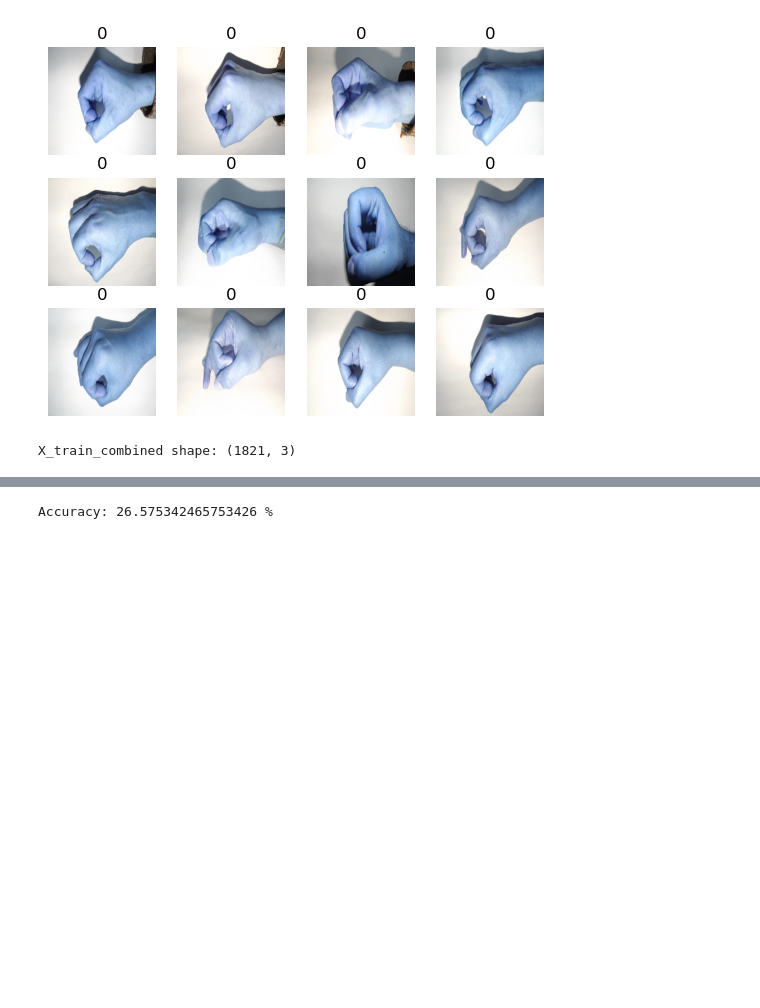
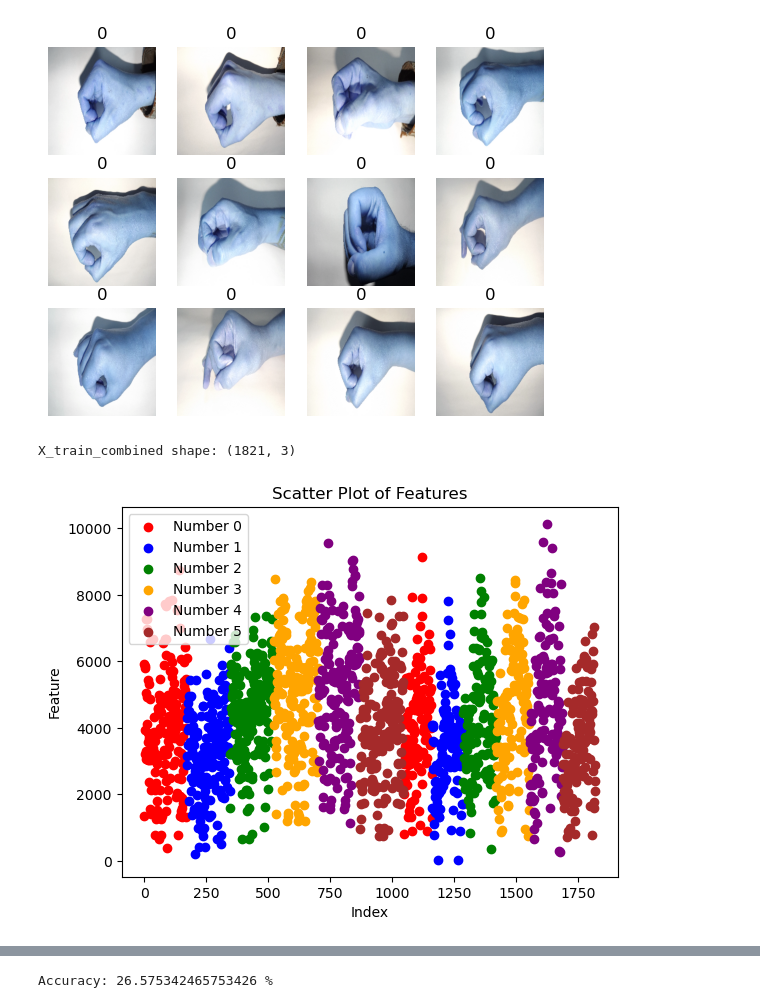
Before and after one commit to Omar-Al-Sharif/Sign-Language-Recognition, a Jupyter notebook: PreProcess.ipynb, the cells around one changed output, grey strips where cells are left out. Drawn from its saved outputs; the diff is of its cells as text; code cells hidden in the pictures; blank space fills up the shorter version.

Commit message:
Experiment with single and multi features

```diff
--- a/PreProcess.ipynb
+++ b/PreProcess.ipynb
@@ -166,6 +166,9 @@ for i in range(training_features.shape[0]):
 
 X_train_hu = np.array(X_train_hu)
 
+single_feature=training_features
+
+
 # Combine the original feature (pixel intensity) with the Hu Moments feature
 training_features = np.concatenate((training_features.reshape(-1, 1), X_train_hu), axis=1)
 
@@ -173,3 +176,28 @@ training_features = np.concatenate((training_features.reshape(-1, 1), X_train_hu
 print('X_train_combined shape:', training_features.shape)
 # %% [output]
 X_train_combined shape: (1821, 3)
+# %%
+# Create an array of indices for each category
+indices_0 = np.where(y_train == 0)[0]
+indices_1 = np.where(y_train == 1)[0]
+indices_2 = np.where(y_train == 2)[0]
+indices_3 = np.where(y_train == 3)[0]
+indices_4 = np.where(y_train == 4)[0]
+indices_5 = np.where(y_train == 5)[0]
+
+# Plot features with different colors for each category
+plt.scatter(indices_0, single_feature[indices_0], color='red', label='Number 0')
+plt.scatter(indices_1, single_feature[indices_1], color='blue', label='Number 1')
+plt.scatter(indices_2, single_feature[indices_2], color='green', label='Number 2')
+plt.scatter(indices_3, single_feature[indices_3], color='orange', label='Number 3')
+plt.scatter(indices_4, single_feature[indices_4], color='purple', label='Number 4')
+plt.scatter(indices_5, single_feature[indices_5], color='brown', label='Number 5')
+
+plt.legend()  # Show legend
+plt.xlabel('Index')
+plt.ylabel('Feature')
+plt.title('Scatter Plot of Features')
+
+plt.show()
+# %% [output]
+[figure, added]
```
Also changed, not shown: parts of 3 cells of this notebook.
